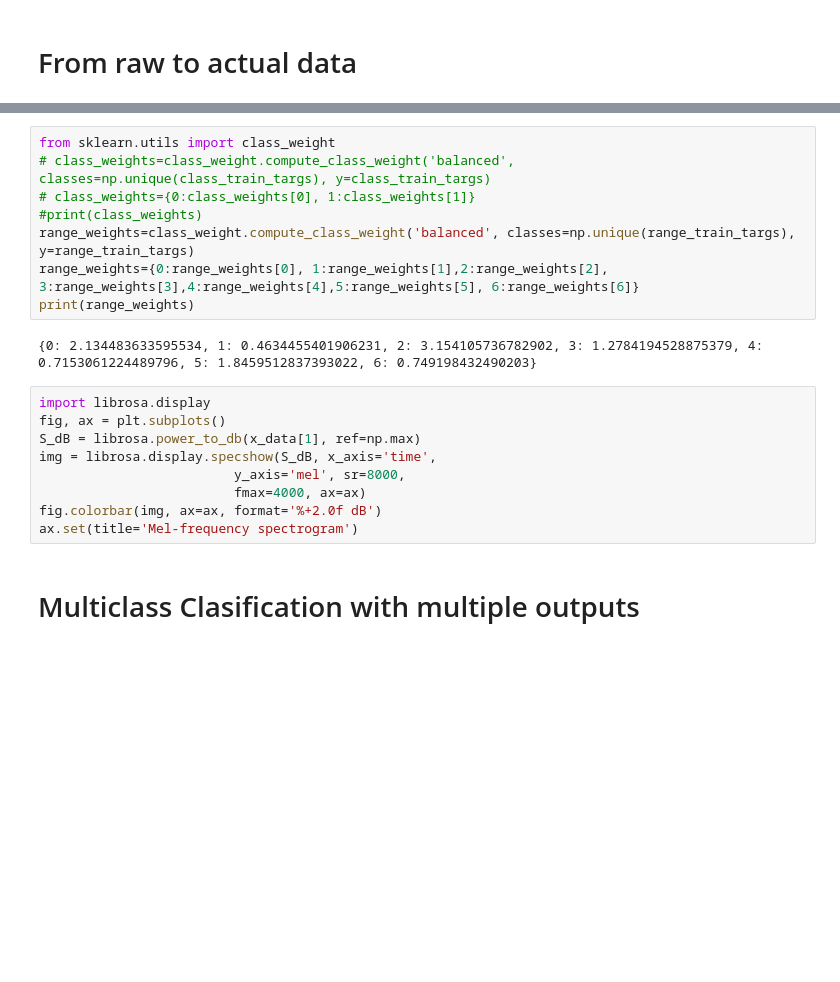
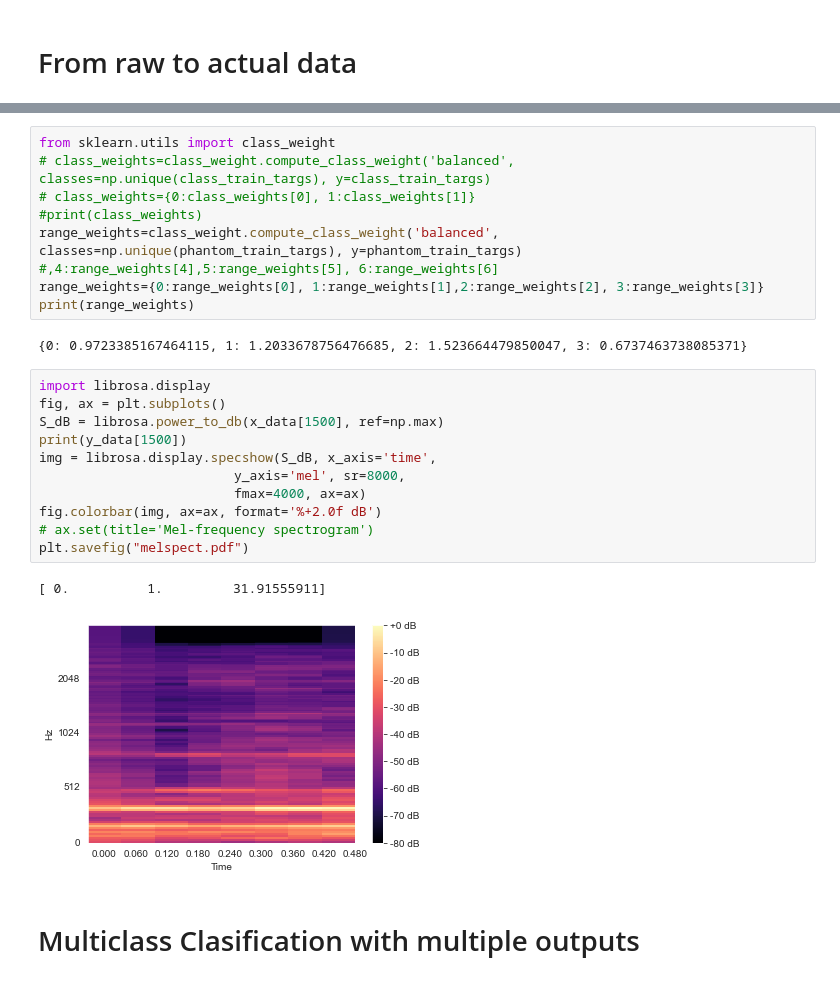
Before and after one commit to ryclendening/research, a Jupyter notebook: research/localization/CRNN.ipynb, the cells around one changed output, grey strips where cells are left out. Drawn from its saved outputs; the diff is of its cells as text; blank space fills up the shorter version.

```diff
--- a/research/localization/CRNN.ipynb
+++ b/research/localization/CRNN.ipynb
@@ -442,20 +568,26 @@ from sklearn.utils import class_weight
 # class_weights=class_weight.compute_class_weight('balanced', classes=np.unique(class_train_targs), y=class_train_targs)
 # class_weights={0:class_weights[0], 1:class_weights[1]}
 #print(class_weights)
-range_weights=class_weight.compute_class_weight('balanced', classes=np.unique(range_train_targs), y=range_train_targs)
-range_weights={0:range_weights[0], 1:range_weights[1],2:range_weights[2], 3:range_weights[3],4:range_weights[4],5:range_weights[5], 6:range_weights[6]}
+range_weights=class_weight.compute_class_weight('balanced', classes=np.unique(phantom_train_targs), y=phantom_train_targs)
+#,4:range_weights[4],5:range_weights[5], 6:range_weights[6]
+range_weights={0:range_weights[0], 1:range_weights[1],2:range_weights[2], 3:range_weights[3]}
 print(range_weights)
 # %% [output]
-{0: 2.134483633595534, 1: 0.4634455401906231, 2: 3.154105736782902, 3: 1.2784194528875379, 4: 0.7153061224489796, 5: 1.8459512837393022, 6: 0.749198432490203}
+{0: 0.9723385167464115, 1: 1.2033678756476685, 2: 1.523664479850047, 3: 0.6737463738085371}
 # %%
 import librosa.display
 fig, ax = plt.subplots()
-S_dB = librosa.power_to_db(x_data[1], ref=np.max)
+S_dB = librosa.power_to_db(x_data[1500], ref=np.max)
+print(y_data[1500])
 img = librosa.display.specshow(S_dB, x_axis='time',
                          y_axis='mel', sr=8000,
                          fmax=4000, ax=ax)
 fig.colorbar(img, ax=ax, format='%+2.0f dB')
-ax.set(title='Mel-frequency spectrogram')
+# ax.set(title='Mel-frequency spectrogram')
+plt.savefig("melspect.pdf")
+# %% [output]
+[ 0.          1.         31.91555911]
+[figure, added]
 # %% [markdown]
 # Multiclass Clasification with multiple outputs
 # %%
```
Also changed, not shown: parts of 59 cells of this notebook, 6 other files.
